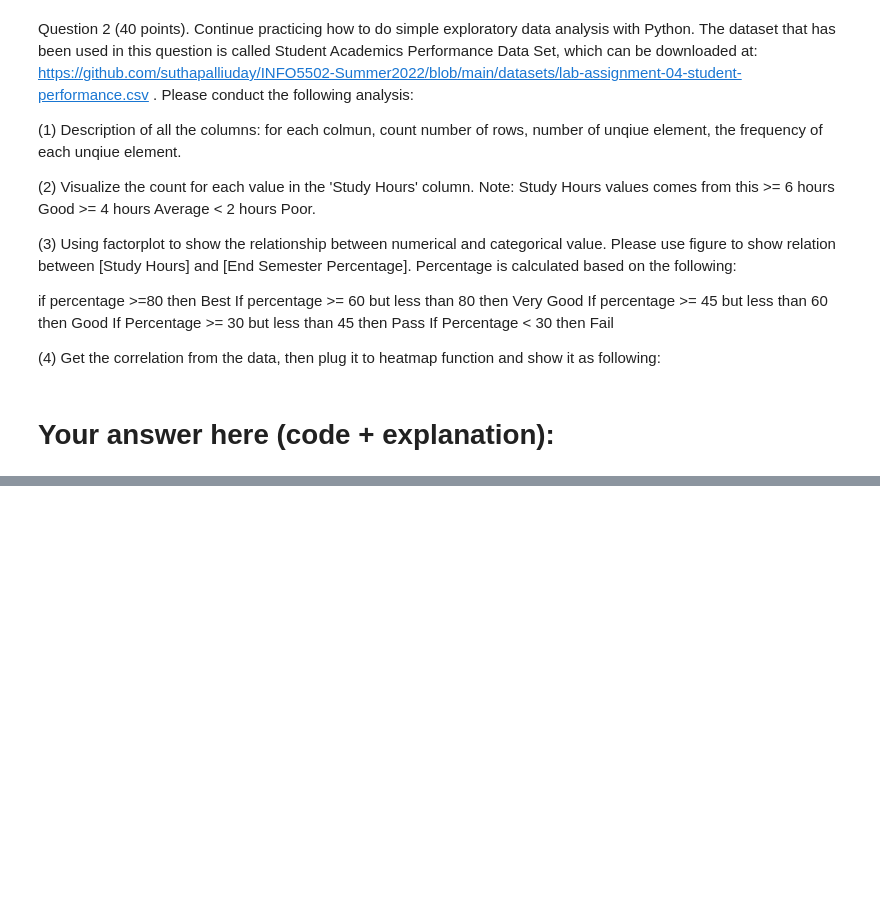
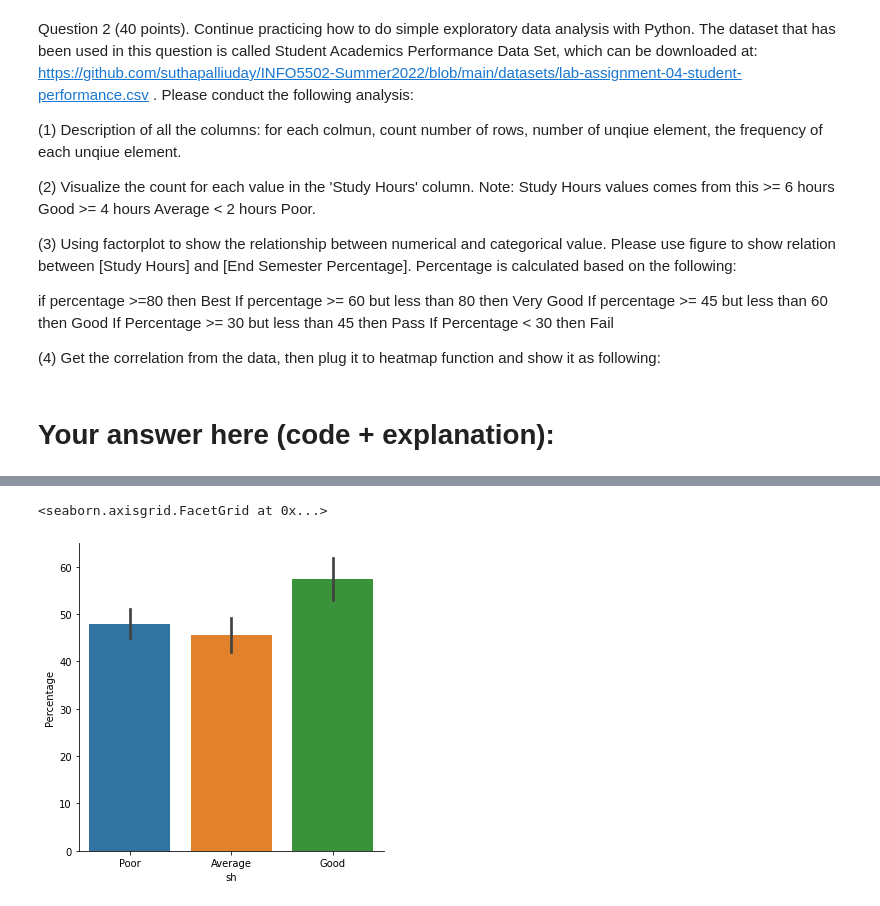
Before and after one commit to rghimre3/INFO-5502, a Jupyter notebook: lab_assignment_04.ipynb, the cells around one changed output, grey strips where cells are left out. Saved outputs shown, nothing was run; the diff lists cells and outputs as text; code cells hidden in the pictures; blank space fills up the shorter version.

```diff
--- a/lab_assignment_04.ipynb
+++ b/lab_assignment_04.ipynb
@@ -33,0 +115,14 @@ If Percentage < 30 then Fail
+# %%
+#conditions and values
+
+conditions = [(df['esp'] == "Best"), (df['esp'] == "Vg"),(df['esp'] == "Good"),(df['esp'] == "Pass"), (df['esp'] == "Fail"),]
+values = [80, 60, 45, 30, 28]
+
+#create a new conditional column
+df['Percentage'] = np.select(conditions, values)
+
+#Visualize
+sns.factorplot(x ='sh', y ='Percentage', data = df, kind ='bar')
+# %% [output]
+<seaborn.axisgrid.FacetGrid at 0x...>
+[figure, added]
```
Also changed, not shown: parts of 7 cells of this notebook.
